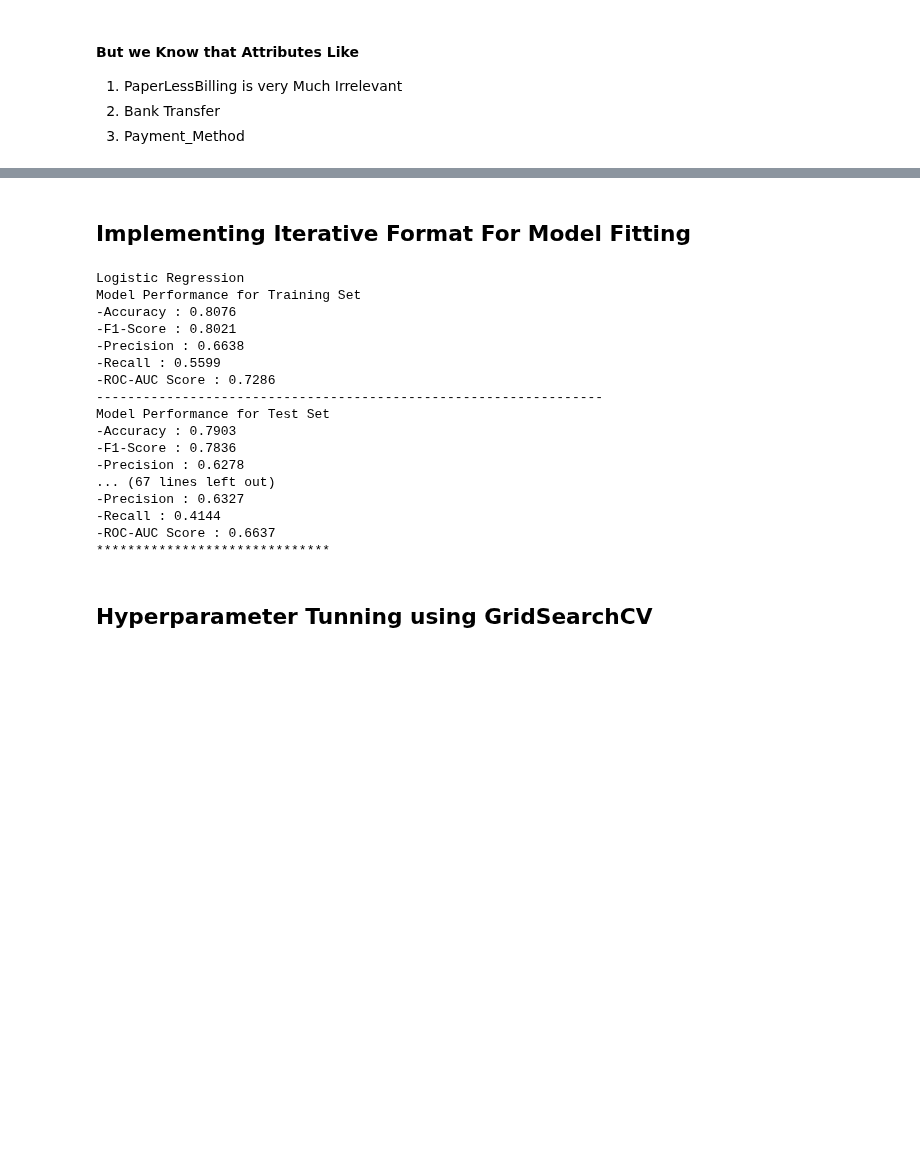
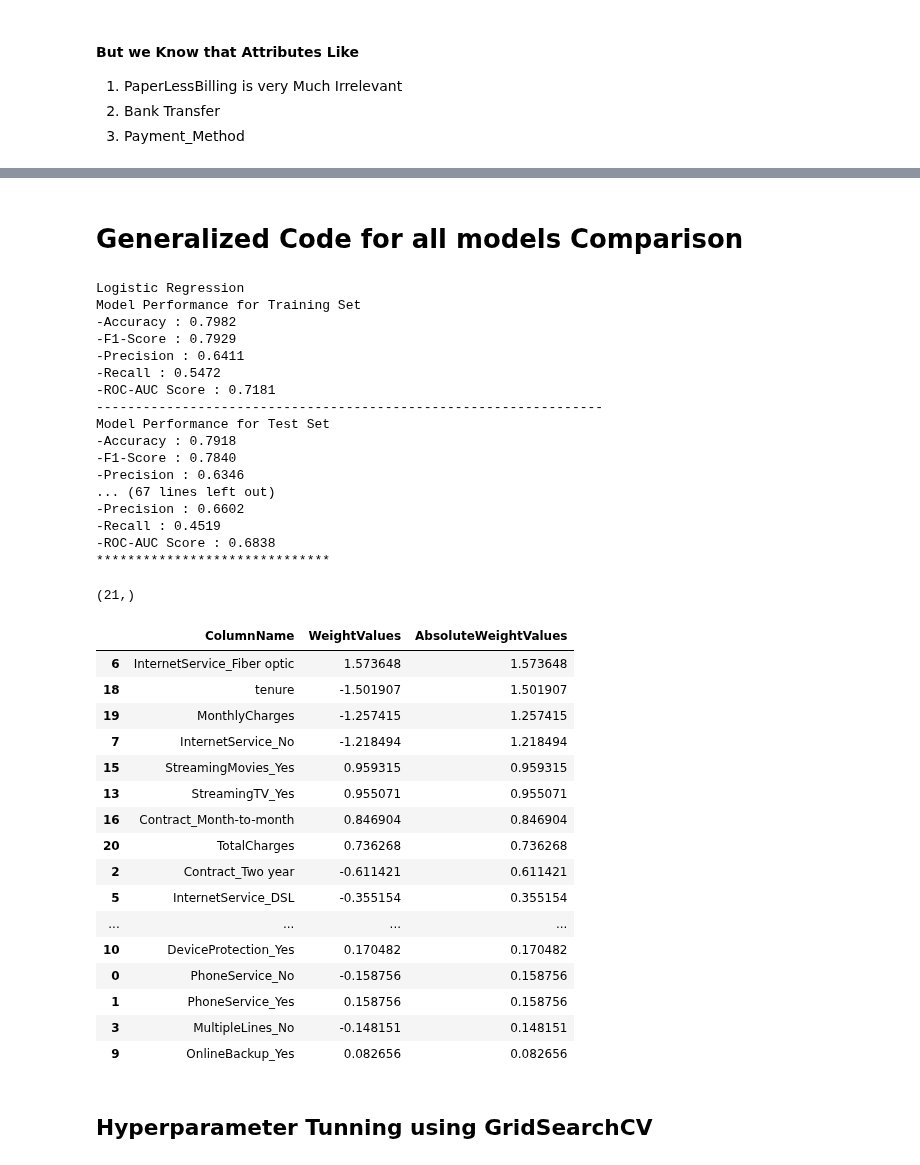
Before and after one commit to SianRods/Data-Science-ML, a Jupyter notebook: GDSC_ML_Task/notebook/model-fitting.ipynb, the cells around one changed output, grey strips where cells are left out. Saved outputs shown, nothing was run; the diff lists cells and outputs as text; code cells hidden in the pictures; blank space fills up the shorter version.

Commit message:
optimizing the model

```diff
--- a/GDSC_ML_Task/notebook/model-fitting.ipynb
+++ b/GDSC_ML_Task/notebook/model-fitting.ipynb
@@ -409,2 +208,0 @@ grid_rfc=GridSearchCV(RandomForestClassifier(),param_grid=param_grid_rfc,cv=5,n_
-# %%
-grid_rfc.fit(x_train,y_train)
@@ -434,2 +208,0 @@ xgb_model= XGBClassifier()
-# %%
-xgb_model.fit(x_train,y_train)
@@ -471,3 +208,0 @@ param_grid_xgb = {
-# %%
-grid_xgb=GridSearchCV(XGBClassifier(),param_grid=param_grid_xgb,cv=10,n_jobs=-1)
-grid_xgb.fit(x_train,y_train)
@@ -496,11 +209,13 @@ grid_xgb.best_score_
-# %% [markdown]
-## Implementing Iterative Format For Model Fitting
+# %% [markdown]
+# Generalized Code for all models Comparison
 # %%
+
+
 models ={
-    "Logistic Regression":LogisticRegression(max_iter=1000),
-    'Decision Tree' : DecisionTreeClassifier(),
-    'Random Forest Classifier': RandomForestClassifier(),
-    'XG Boost' : XGBClassifier(),
+    "Logistic Regression":LogisticRegression(C=10, max_iter= 100, penalty= 'l2', solver= 'liblinear'),
+    'Decision Tree' : DecisionTreeClassifier(criterion='log_loss', max_depth= 6),
+    'Random Forest Classifier': RandomForestClassifier(criterion='gini', max_depth= 10, max_features= 'sqrt', min_samples_leaf= 2, min_samples_split= 5, n_estimators= 100),
+    'XG Boost' : XGBClassifier(colsample_bytree=0.8, gamma= 0.1, learning_rate= 0.1, max_depth=3, n_estimators= 50, subsample= 0.6),
     'Support Vector Machine' : SVC()
 }
 
@@ -512,6 +227,11 @@ for i in range(len(list(models))):
     # Making the Prediction on the Test Data and the Train Data :
     y_train_pred=model.predict(x_train)
     y_test_pred=model.predict(x_test)
+
+    # Storing the Weights Assigned By Each Model for Features :
+    if (i==0):
+        model_weights= list(model.coef_.flatten())
+
 
     # Performance of Model Training Set :
     model_train_accuracy= accuracy_score(y_train,y_train_pred)
@@ -557,21 +277,52 @@ for i in range(len(list(models))):
 # %% [output]
 Logistic Regression
 Model Performance for Training Set
--Accuracy : 0.8076
--F1-Score : 0.8021
--Precision : 0.6638
--Recall : 0.5599
--ROC-AUC Score : 0.7286
+-Accuracy : 0.7982
+-F1-Score : 0.7929
+-Precision : 0.6411
+-Recall : 0.5472
+-ROC-AUC Score : 0.7181
 -----------------------------------------------------------------
 Model Performance for Test Set
--Accuracy : 0.7903
--F1-Score : 0.7836
--Precision : 0.6278
+-Accuracy : 0.7918
+-F1-Score : 0.7840
+-Precision : 0.6346
 ... (67 lines left out)
--Precision : 0.6327
--Recall : 0.4144
--ROC-AUC Score : 0.6637
+-Precision : 0.6602
+-Recall : 0.4519
+-ROC-AUC Score : 0.6838
 ******************************
+# %%
+X.columns.shape
+# %% [output]
+(21,)
+# %%
+dict_w = {
+     'ColumnName': list(X.columns),
+     'WeightValues':list(model_weights)
+
+ }
+feature_importance=pd.DataFrame(dict_w)
+feature_importance['AbsoluteWeightValues'] = feature_importance['WeightValues'].abs()
+feature_importance.sort_values('AbsoluteWeightValues',ascending=False).head(len(X))
+# %% [output]
+|  | ColumnName | WeightValues | AbsoluteWeightValues |
+| 6 | InternetService_Fiber optic | 1.573648 | 1.573648 |
+| 18 | tenure | -1.501907 | 1.501907 |
+| 19 | MonthlyCharges | -1.257415 | 1.257415 |
+| 7 | InternetService_No | -1.218494 | 1.218494 |
+| 15 | StreamingMovies_Yes | 0.959315 | 0.959315 |
+| 13 | StreamingTV_Yes | 0.955071 | 0.955071 |
+| 16 | Contract_Month-to-month | 0.846904 | 0.846904 |
+| 20 | TotalCharges | 0.736268 | 0.736268 |
+| 2 | Contract_Two year | -0.611421 | 0.611421 |
+| 5 | InternetService_DSL | -0.355154 | 0.355154 |
+| ... | ... | ... | ... |
+| 10 | DeviceProtection_Yes | 0.170482 | 0.170482 |
+| 0 | PhoneService_No | -0.158756 | 0.158756 |
+| 1 | PhoneService_Yes | 0.158756 | 0.158756 |
+| 3 | MultipleLines_No | -0.148151 | 0.148151 |
+| 9 | OnlineBackup_Yes | 0.082656 | 0.082656 |
 # %% [markdown]
 ## Hyperparameter Tunning using GridSearchCV
 # %%
```
Also changed, not shown: parts of 61 cells of this notebook, 7 other files.
